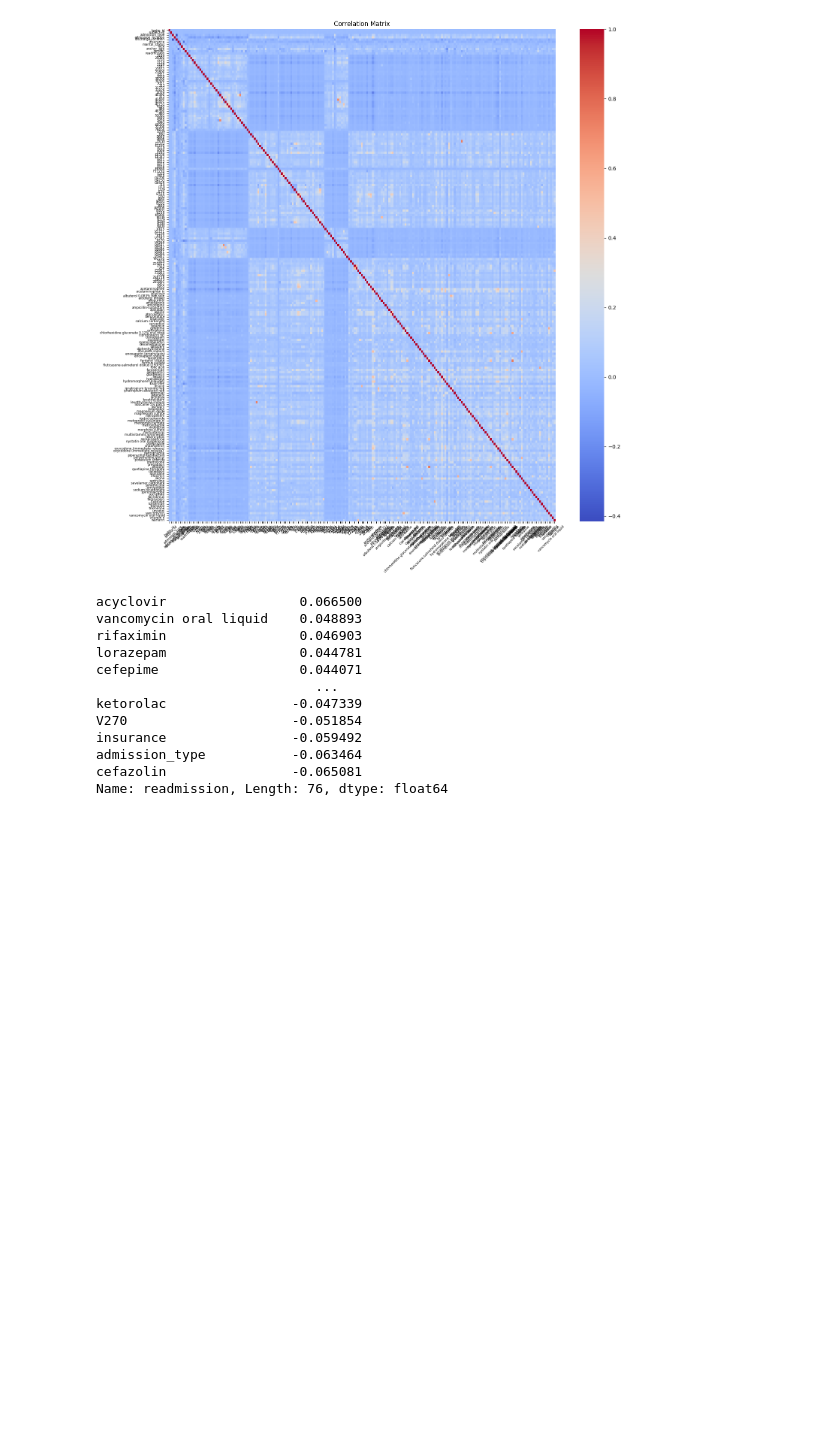
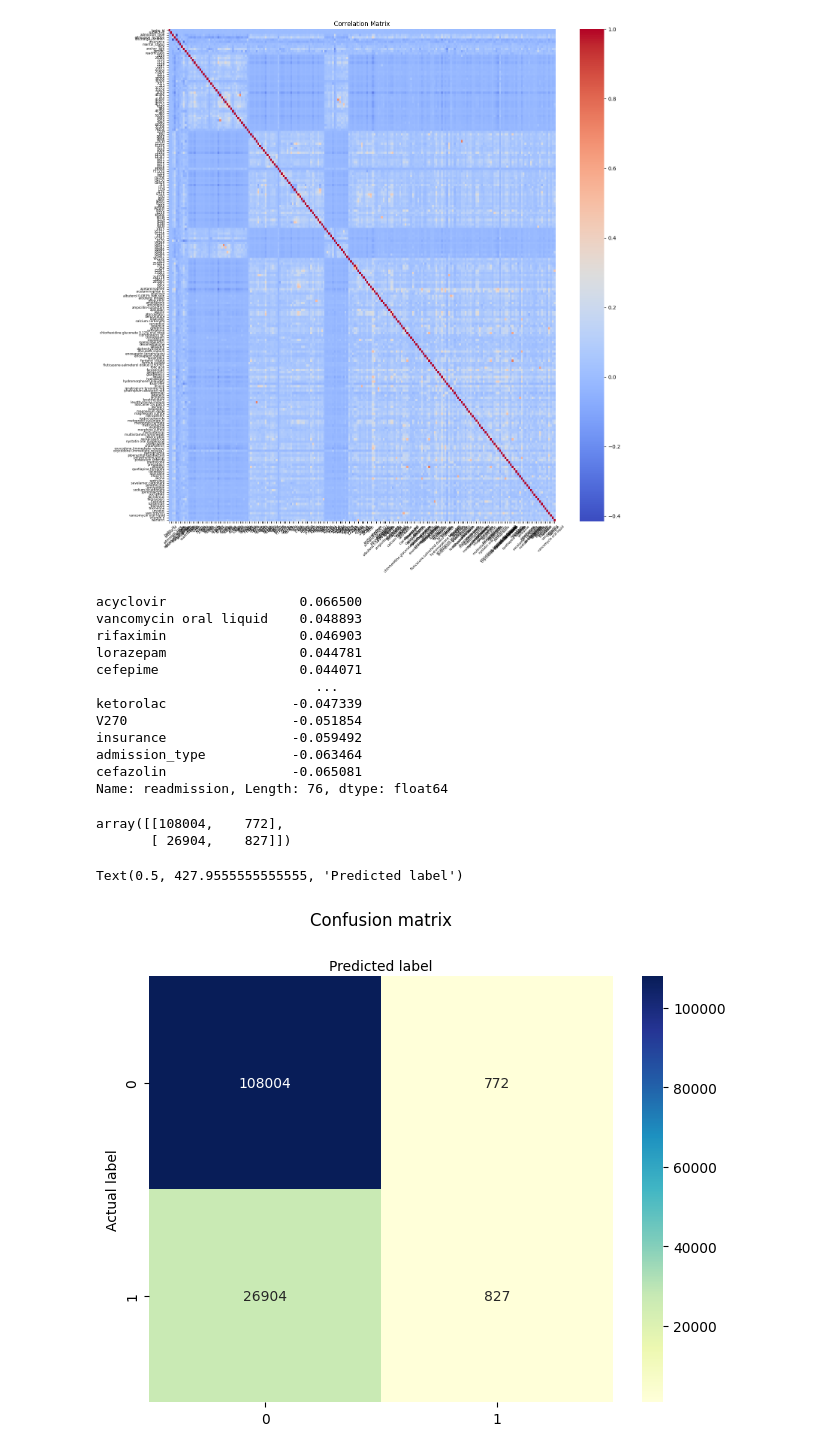
Before and after one commit to saaqib-m/patient-readmission, a Jupyter notebook: Patient-Readmission-LR-Notebook-v2.ipynb, the cells around one changed output. Cells and saved outputs as stored; diff of their text form; code cells hidden in the pictures; blank space fills up the shorter version.

```diff
--- a/Patient-Readmission-LR-Notebook-v2.ipynb
+++ b/Patient-Readmission-LR-Notebook-v2.ipynb
@@ -406,3 +395,38 @@ insurance                -0.059492
 admission_type           -0.063464
 cefazolin                -0.065081
 Name: readmission, Length: 76, dtype: float64
+# %%
+X = df_full_dataset[important_features.index.tolist()]
+y = df_full_dataset.readmission
+# %%
+X_train, X_test, y_train, y_test = train_test_split(X, y, test_size=0.25, random_state=42)
+# %%
+# instantiate the model (using the default parameters)
+logreg = LogisticRegression(random_state=42, max_iter=1000)
+
+# fit the model with data
+logreg.fit(X_train, y_train)
+
+y_pred = logreg.predict(X_test)
+# %%
+cnf_matrix = metrics.confusion_matrix(y_test, y_pred)
+cnf_matrix
+# %% [output]
+array([[108004,    772],
+       [ 26904,    827]])
+# %%
+class_names=[0,1] # name  of classes
+fig, ax = plt.subplots()
+tick_marks = np.arange(len(class_names))
+plt.xticks(tick_marks, class_names)
+plt.yticks(tick_marks, class_names)
+# create heatmap
+sns.heatmap(pd.DataFrame(cnf_matrix), annot=True, cmap="YlGnBu" ,fmt='g')
+ax.xaxis.set_label_position("top")
+plt.tight_layout()
+plt.title('Confusion matrix', y=1.1)
+plt.ylabel('Actual label')
+plt.xlabel('Predicted label')
+# %% [output]
+Text(0.5, 427.9555555555555, 'Predicted label')
+[figure, added]
```
Also changed, not shown: parts of 3 cells of this notebook.
